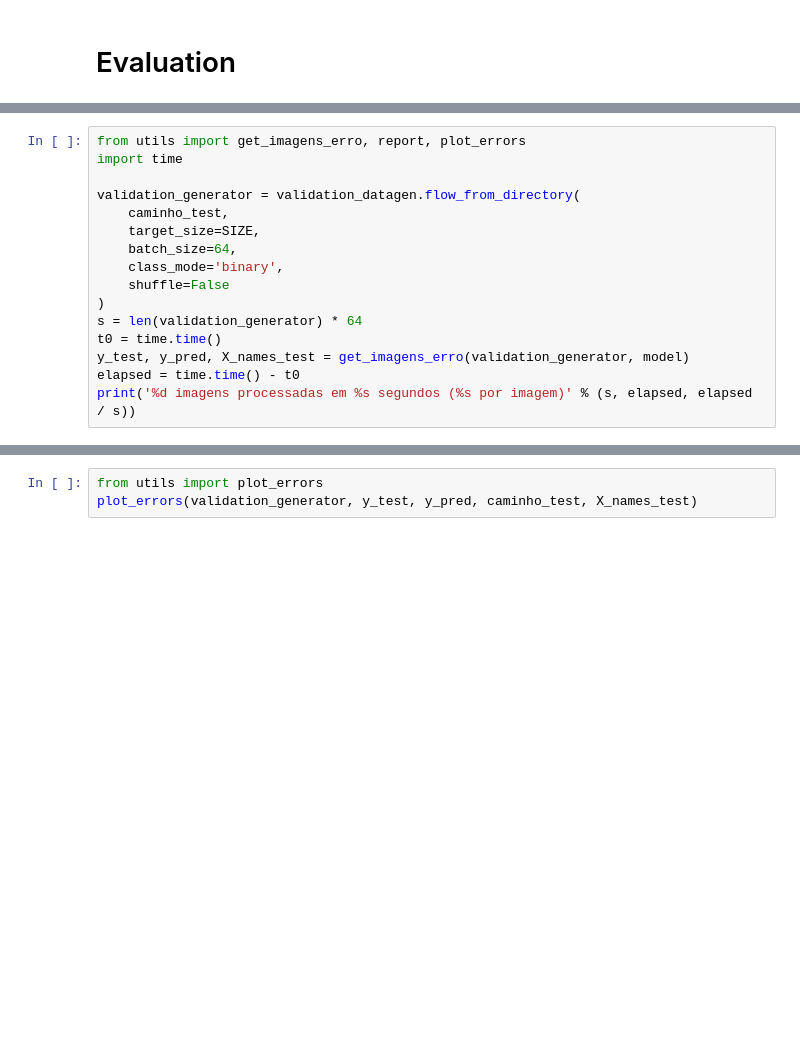
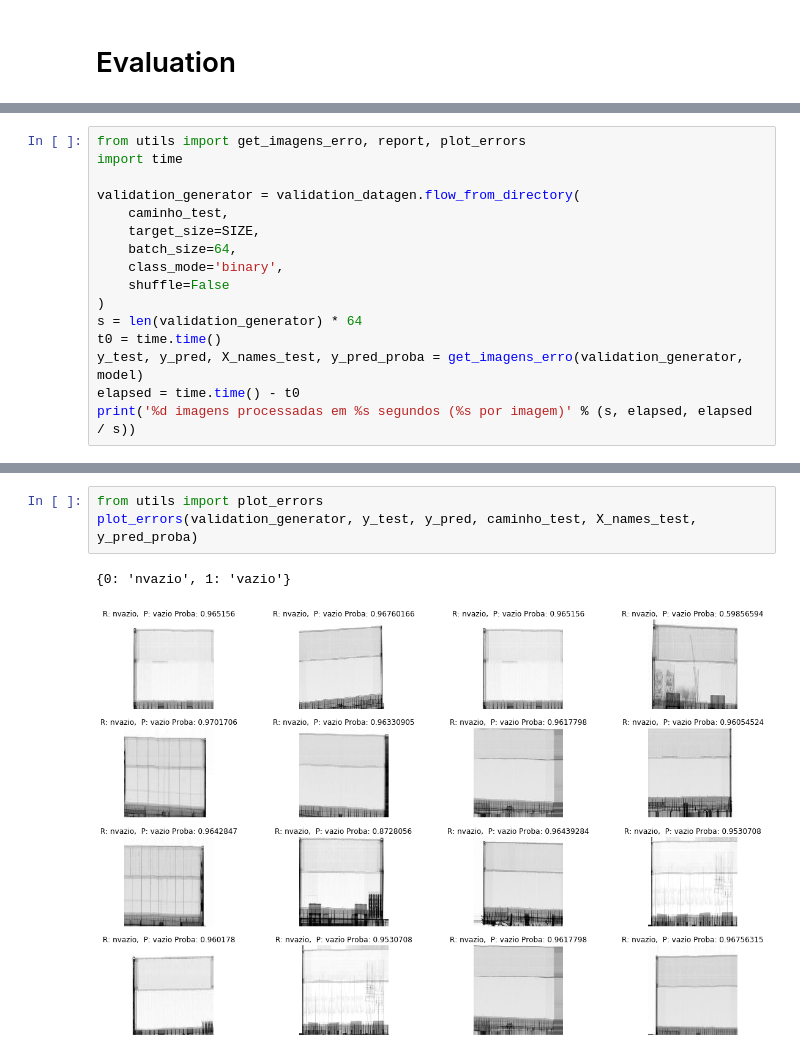
Before and after one commit to IvanBrasilico/model_ajna_1, a Jupyter notebook: notebooks/01b2-Baseline-redesimples-vazio-tamanhomaior-augmented-filtered.ipynb, the cells around one changed output, grey strips where cells are left out. Drawn from its saved outputs; the diff is of its cells as text; blank space fills up the shorter version.

```diff
--- a/notebooks/01b2-Baseline-redesimples-vazio-tamanhomaior-augmented-filtered.ipynb
+++ b/notebooks/01b2-Baseline-redesimples-vazio-tamanhomaior-augmented-filtered.ipynb
@@ -143,6 +165,6 @@ validation_generator = validation_datagen.flow_from_directory(
 )
 s = len(validation_generator) * 64
 t0 = time.time()
-y_test, y_pred, X_names_test = get_imagens_erro(validation_generator, model)
+y_test, y_pred, X_names_test, y_pred_proba = get_imagens_erro(validation_generator, model)
 elapsed = time.time() - t0
 print('%d imagens processadas em %s segundos (%s por imagem)' % (s, elapsed, elapsed / s))
@@ -151,6 +189,9 @@ report(validation_generator, y_test, y_pred)
 # %%
 from utils import plot_errors
-plot_errors(validation_generator, y_test, y_pred, caminho_test, X_names_test)
+plot_errors(validation_generator, y_test, y_pred, caminho_test, X_names_test, y_pred_proba)
+# %% [output]
+{0: 'nvazio', 1: 'vazio'}
+[figure, added]
 # %%
 train_generator = train_datagen.flow_from_directory(
     caminho_train,
```
Also changed, not shown: parts of 22 cells of this notebook, 26 other files.
